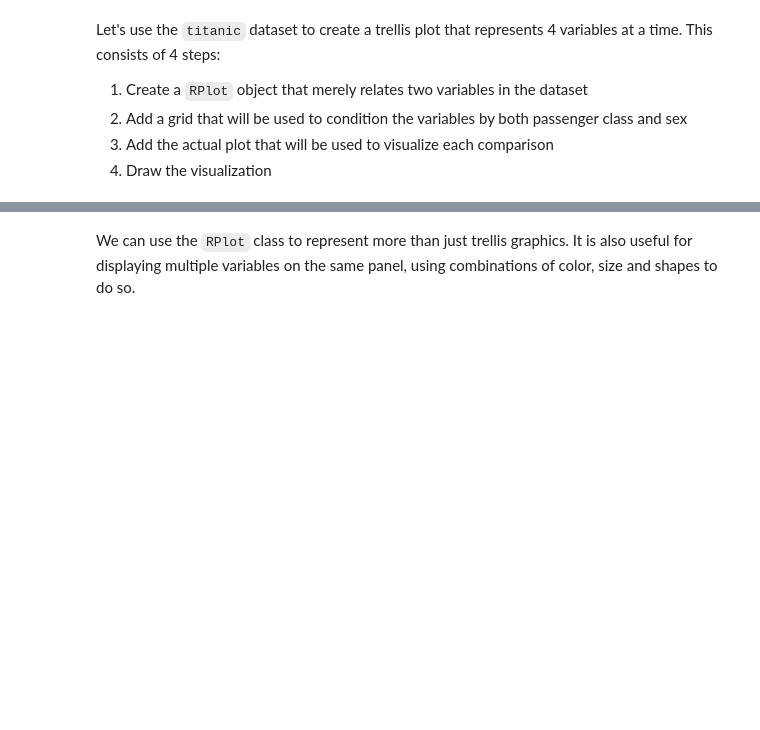
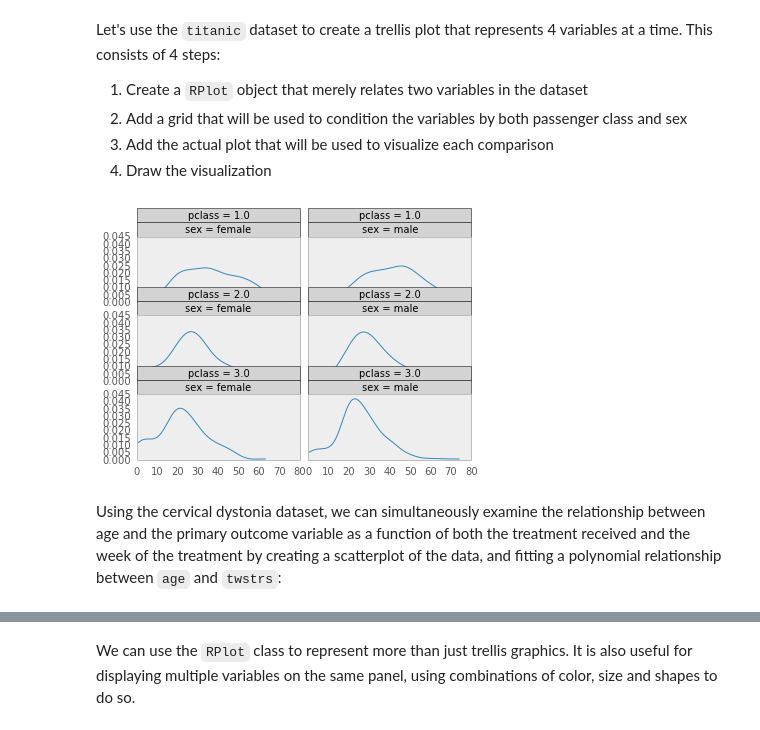
Before and after one commit to fonnesbeck/statistical-analysis-python-tutorial, a Jupyter notebook: 3. Plotting and Visualization.ipynb, the cells around one changed output, grey strips where cells are left out. Saved outputs shown, nothing was run; the diff lists cells and outputs as text; code cells hidden in the pictures; blank space fills up the shorter version.

```diff
--- a/3. Plotting and Visualization.ipynb
+++ b/3. Plotting and Visualization.ipynb
@@ -240,12 +359,16 @@ Let's use the `titanic` dataset to create a trellis plot that represents 4 varia
 # %%
 from pandas.tools.rplot import *
 
 titanic = titanic[titanic.age.notnull() & titanic.fare.notnull()]
 
-tp = RPlot(titanic, x='age', y='fare')
+tp = RPlot(titanic, x='age')
 tp.add(TrellisGrid(['pclass', 'sex']))
 tp.add(GeomDensity())
 _ = tp.render(gcf())
+# %% [output]
+[figure, added]
+# %% [markdown]
+Using the cervical dystonia dataset, we can simultaneously examine the relationship between age and the primary outcome variable as a function of both the treatment received and the week of the treatment by creating a scatterplot of the data, and fitting a polynomial relationship between `age` and `twstrs`:
 # %%
 cdystonia = pd.read_csv("data/cdystonia.csv", index_col=None)
 cdystonia.head()
```
Also changed, not shown: parts of 38 cells of this notebook, 1 other file.
